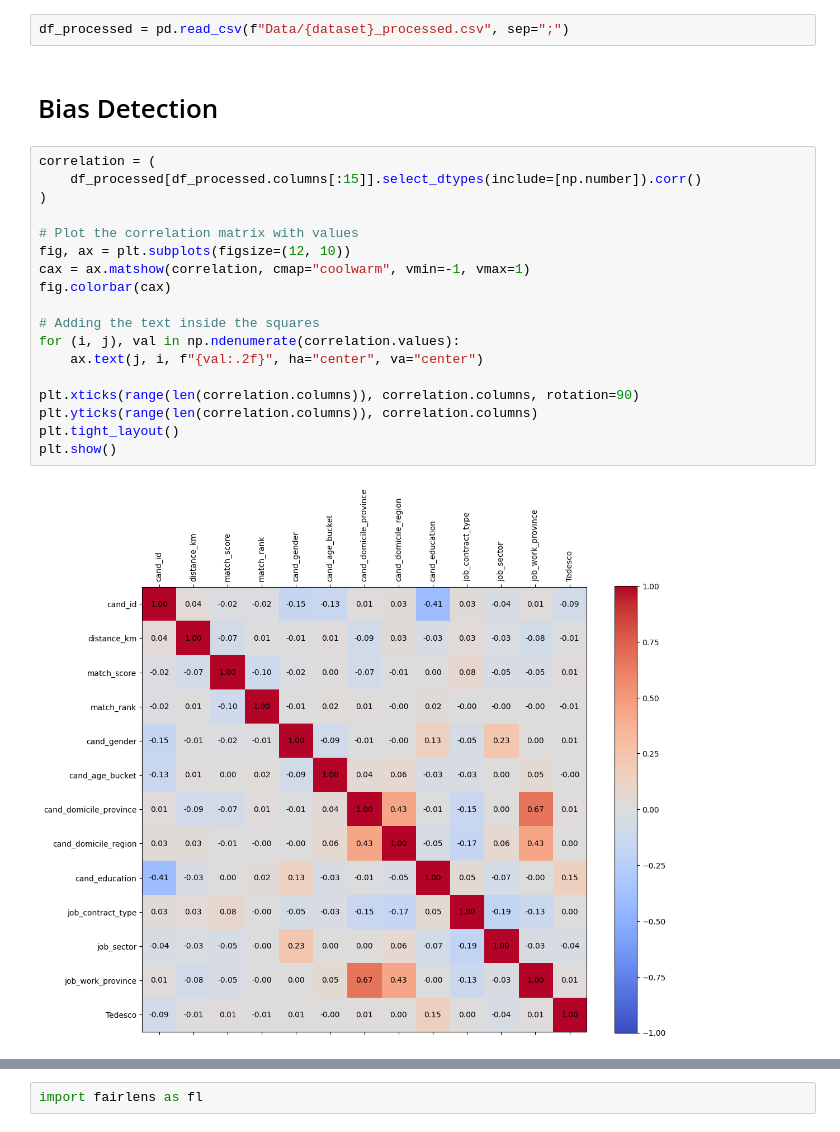
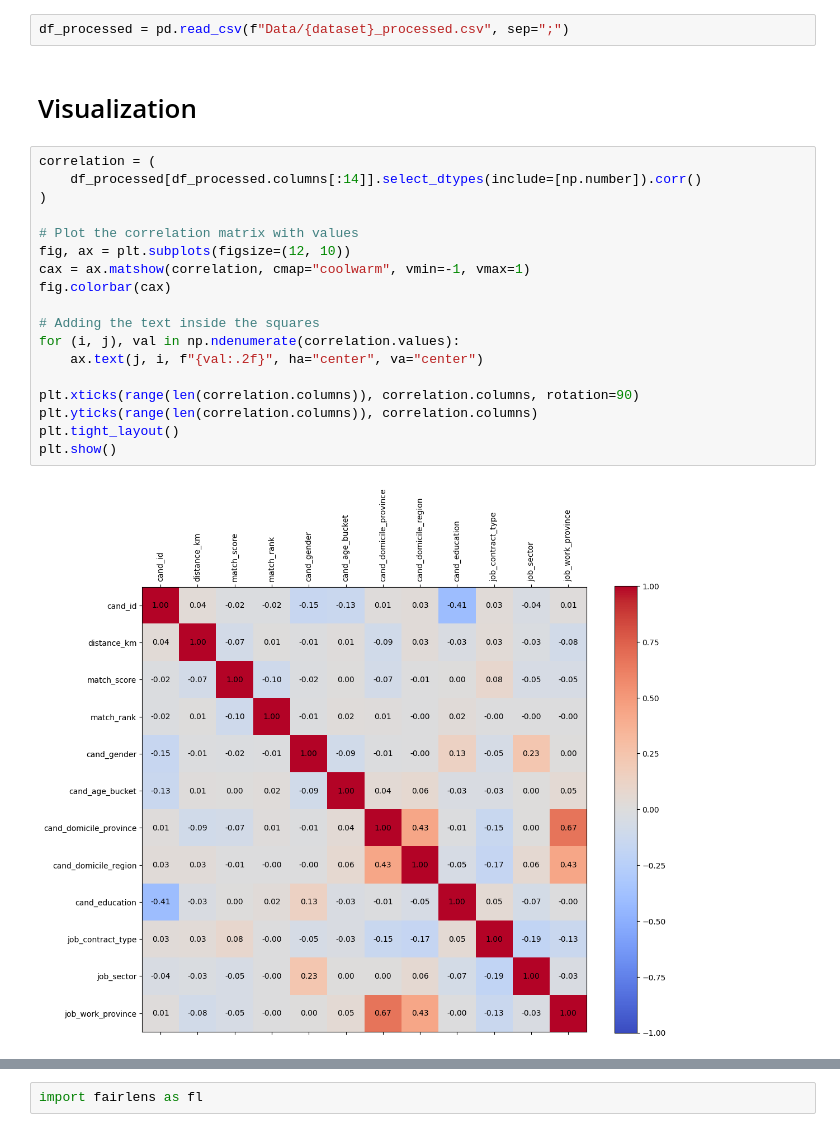
Before and after one commit to lorenzo-massa/Bias-Detection-Mitigation, a Jupyter notebook: preprocessing.ipynb, the cells around one changed output, grey strips where cells are left out. Saved outputs shown, nothing was run; the diff lists cells and outputs as text.

```diff
--- a/preprocessing.ipynb
+++ b/preprocessing.ipynb
@@ -81,28 +78,28 @@ df_processed = f.process_full_dataset(df_direct_matching)
 df_processed.to_csv(f"Data/{dataset}_processed.csv", sep=";", index=False)
 # %%
 df_processed = pd.read_csv(f"Data/{dataset}_processed.csv", sep=";")
-# %% [markdown]
-# Bias Detection
+# %% [markdown]
+# Visualization
 # %%
 correlation = (
-    df_processed[df_processed.columns[:15]].select_dtypes(include=[np.number]).corr()
+    df_processed[df_processed.columns[:14]].select_dtypes(include=[np.number]).corr()
 )
 
 # Plot the correlation matrix with values
 fig, ax = plt.subplots(figsize=(12, 10))
 cax = ax.matshow(correlation, cmap="coolwarm", vmin=-1, vmax=1)
 fig.colorbar(cax)
 
 # Adding the text inside the squares
 for (i, j), val in np.ndenumerate(correlation.values):
     ax.text(j, i, f"{val:.2f}", ha="center", va="center")
 
 plt.xticks(range(len(correlation.columns)), correlation.columns, rotation=90)
 plt.yticks(range(len(correlation.columns)), correlation.columns)
 plt.tight_layout()
 plt.show()
 # %% [output]
-[figure, old version]
+[figure, new version]
 # %%
 from aif360.datasets import StandardDataset
 from aif360.metrics import BinaryLabelDatasetMetric
```
Also changed, not shown: parts of 6 cells of this notebook.
